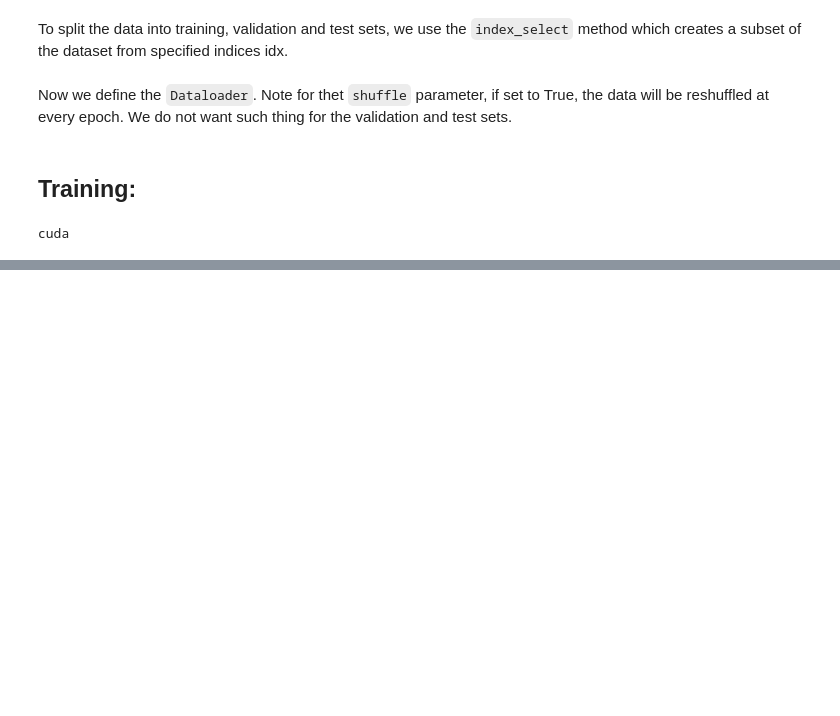
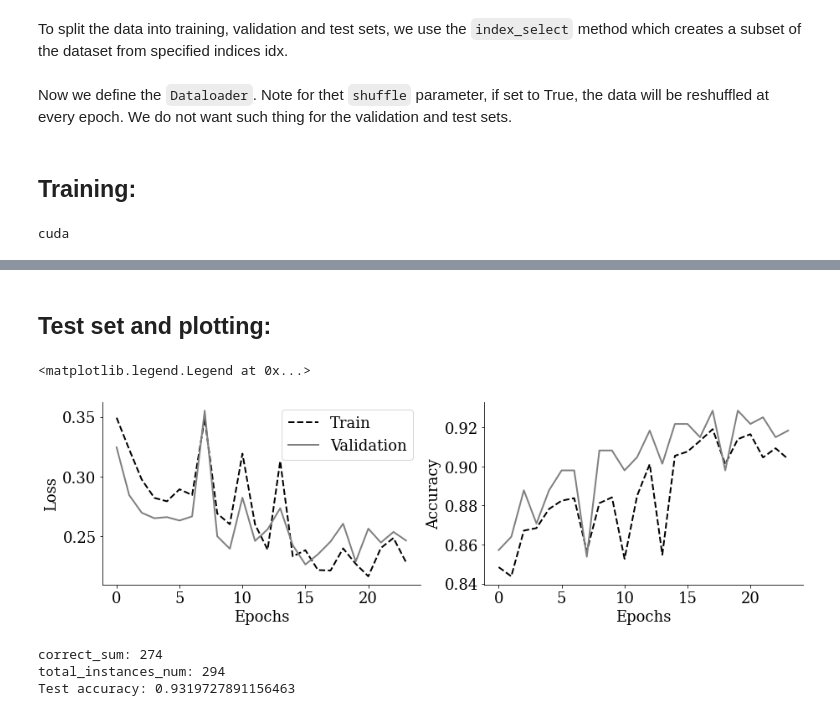
Before and after one commit to YuvalBayer/HydrophobicityGraphClassifier, a Jupyter notebook: Tutorials/zinc_tutorial_1_200d_dataset.ipynb, the cells around one changed output, grey strips where cells are left out. Saved outputs shown, nothing was run; the diff lists cells and outputs as text; code cells hidden in the pictures; blank space fills up the shorter version.

Commit message:
Successfully training and testing

```diff
--- a/Tutorials/zinc_tutorial_1_200d_dataset.ipynb
+++ b/Tutorials/zinc_tutorial_1_200d_dataset.ipynb
@@ -6,15 +6,23 @@
 import os
 import torch
 import pandas as pd
+import numpy as np
 import torch.nn.functional as F
+
+import matplotlib.pyplot as plt
+import matplotlib
+matplotlib.rcParams['mathtext.fontset'] = 'cm'
+matplotlib.rcParams['font.size'] = 18
+plt.rcParams['font.family'] = 'serif'
+plt.rcParams['font.variant'] = 'normal'
 
 # Colab - Pytorch Geometric installation according to Pytorch documentation
 
-os.environ['TORCH'] = torch.__version__
-print(torch.__version__)
-!pip install -q torch-scatter -f https://data.pyg.org/whl/torch-${TORCH}.html
-!pip install -q torch-sparse -f https://data.pyg.org/whl/torch-${TORCH}.html
-!pip install -q git+https://github.com/pyg-team/pytorch_geometric.git
+#os.environ['TORCH'] = torch.__version__
+#print(torch.__version__)
+#!pip install -q torch-scatter -f https://data.pyg.org/whl/torch-${TORCH}.html
+#!pip install -q torch-sparse -f https://data.pyg.org/whl/torch-${TORCH}.html
+#!pip install -q git+https://github.com/pyg-team/pytorch_geometric.git
 
 
 from torch_geometric.data import Dataset, Data
@@ -368,0 +431,24 @@ NameError: name 'train' is not defined
+# %% [markdown]
+## Test set and plotting:
+# %%
+training_metrics = pd.read_csv('Tutorials/training_metrics.csv')
+
+fig, axes = plt.subplots(1, 2, figsize=(15, 4))
+
+for axis in axes:
+  axis.spines['top'].set_visible(False)
+  axis.spines['right'].set_visible(False)
+  axis.set_xlabel('Epochs')
+
+axes[0].plot(training_metrics['train_loss'], label='Train', color='k', lw=2, ls='--')
+axes[0].plot(training_metrics['val_loss'], label='Validation', color='gray', lw=2)
+axes[1].plot(training_metrics['train_acc'], color='k', lw=2, ls='--')
+axes[1].plot(training_metrics['val_acc'], color='gray', lw=2)
+
+axes[0].set_ylabel('Loss')
+axes[1].set_ylabel('Accuracy')
+
+axes[0].legend()
+# %% [output]
+<matplotlib.legend.Legend at 0x...>
+[figure, added]
@@ -368,0 +469,8 @@ NameError: name 'train' is not defined
+# %%
+print('correct_sum:', correct_sum)
+print('total_instances_num:', total_instances_num)
+print('Test accuracy:', correct_sum / total_instances_num)
+# %% [output]
+correct_sum: 274
+total_instances_num: 294
+Test accuracy: 0.9319727891156463
```
Also changed, not shown: parts of 11 cells of this notebook, 2 other files.
